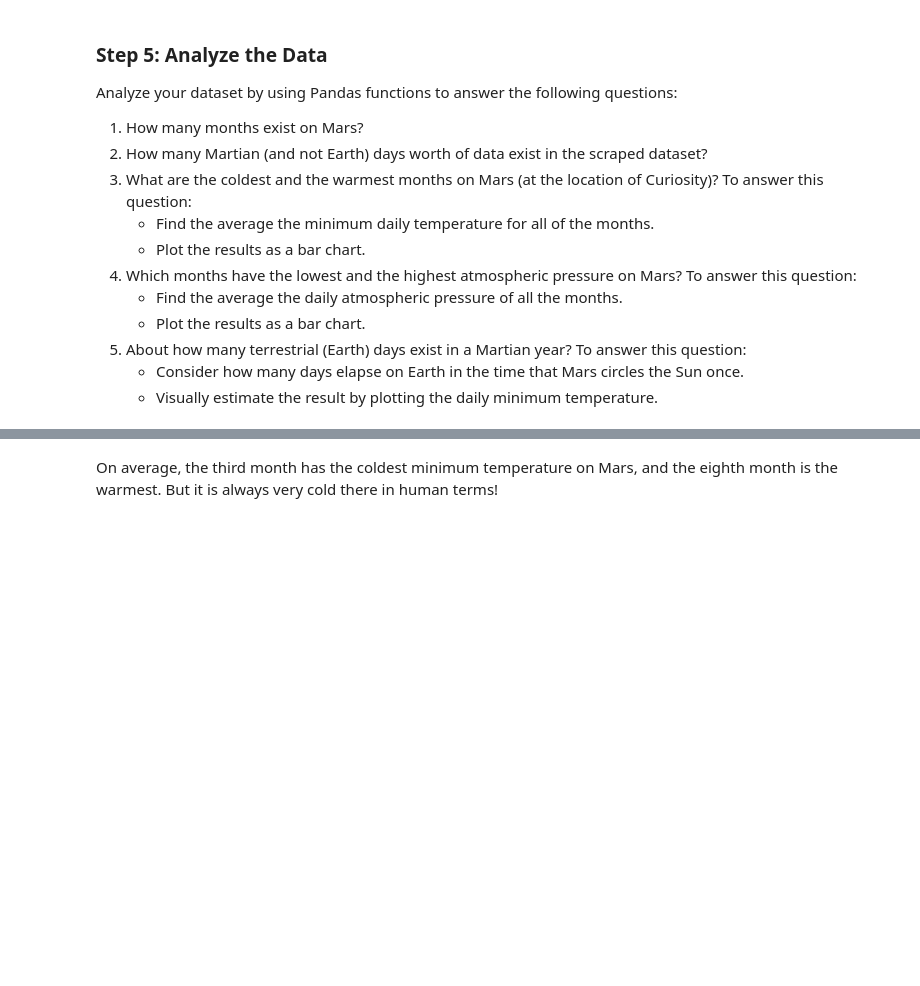
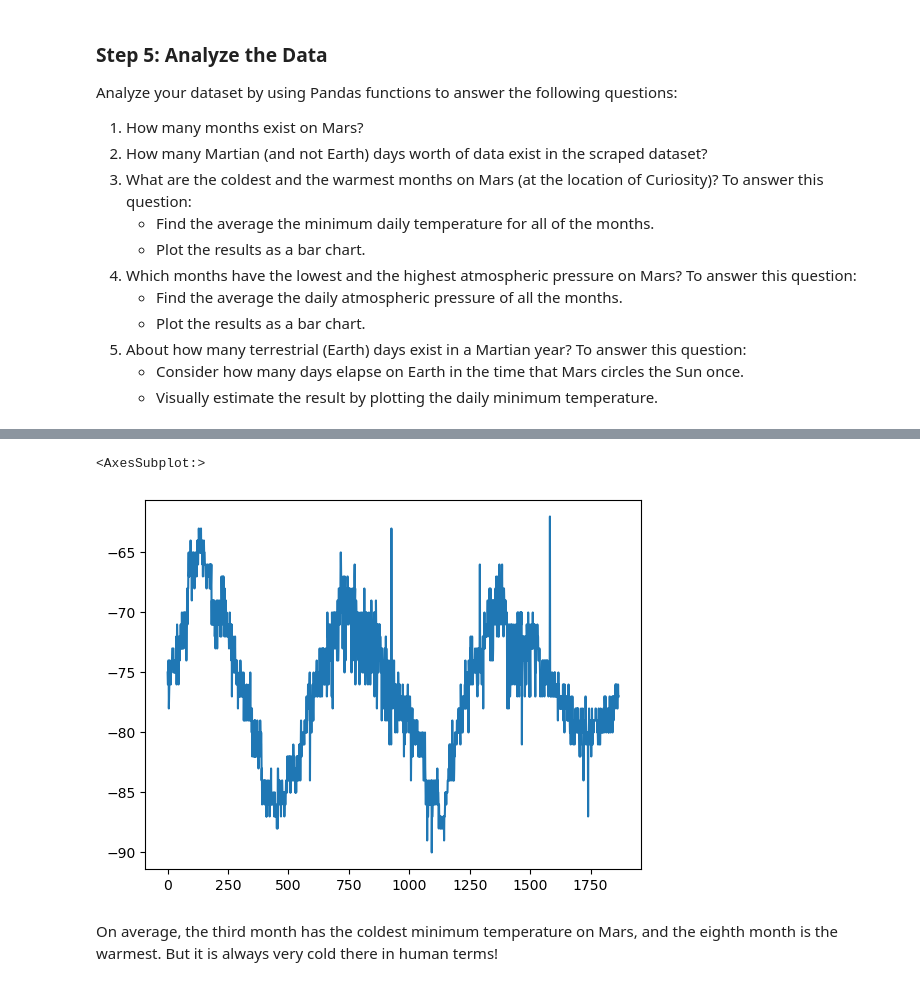
Before and after one commit to edwardAugust/html-scrape-challenge, a Jupyter notebook: Starter_Code/part_2_mars_weather.ipynb, the cells around one changed output, grey strips where cells are left out. Cells and saved outputs as stored; diff of their text form; code cells hidden in the pictures; blank space fills up the shorter version.

```diff
--- a/Starter_Code/part_2_mars_weather.ipynb
+++ b/Starter_Code/part_2_mars_weather.ipynb
@@ -68,16 +68,16 @@ td
  <td>-75.0</td>,
  <td>739.0</td>]
 # %%
-tr = table.find(
+tr = htmlSoup.find_all(
     'tr',
     class_ = 'data-row'
     )
 tdLs = []
 for r in tr:
     #
-    td = rows.find_all(
+    td = r.find_all(
     'td',
     )
-    tdLs.append(td)
-print(td)
+    tdLs.append([t.text for t in td])
+print(tdLs)
 # %% [output]
@@ -210,5 +252,9 @@ Analyze your dataset by using Pandas functions to answer the following questions
 # %%
 # 5. How many terrestrial (earth) days are there in a Martian year?
+df.min_temp.plot()
+# %% [output]
+<AxesSubplot:>
+[figure, added]
 # %% [markdown]
 On average, the third month has the coldest minimum temperature on Mars, and the eighth month is the warmest. But it is always very cold there in human terms!
 # %% [markdown]
```
Also changed, not shown: parts of 14 cells of this notebook, 2 other files.
